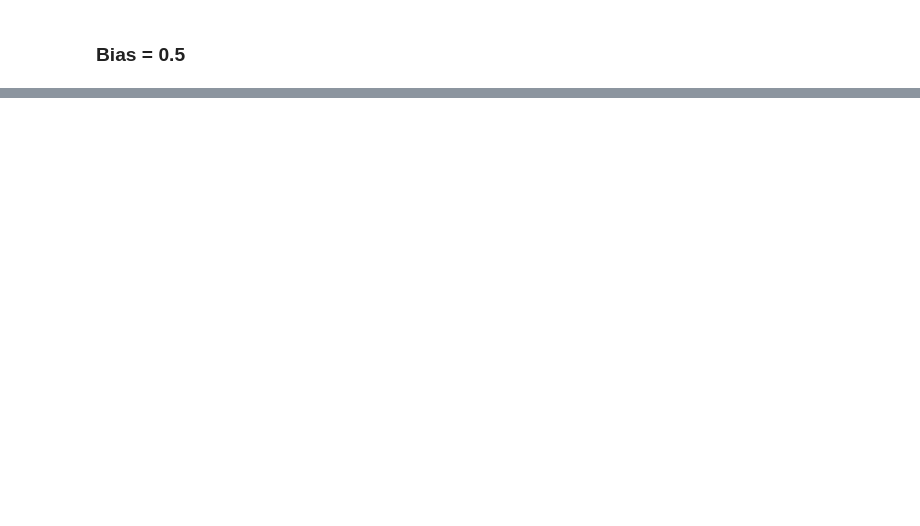
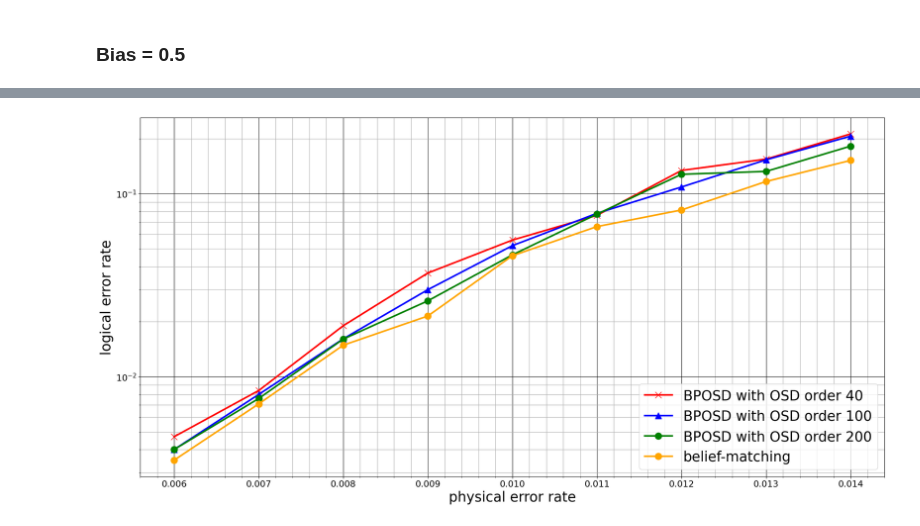
Before and after one commit to peter-janderks/floquet_colour_codes_numerics, a Jupyter notebook: phenomenological_noise_experiments/bp_experiment.ipynb, the cells around one changed output, grey strips where cells are left out. Drawn from its saved outputs; the diff is of its cells as text; code cells hidden in the pictures; blank space fills up the shorter version.

```diff
--- a/phenomenological_noise_experiments/bp_experiment.ipynb
+++ b/phenomenological_noise_experiments/bp_experiment.ipynb
@@ -33,7 +32,8 @@ d4_data_samples = read_data('bp_iters.csv')
 # %%
 samples_fcc = sinter.stats_from_csv_files('resume_20_9_bp/data_FloquetColourCode.csv')
-samples_fcc_bposd = sinter.stats_from_csv_files('resume_21_9_bposd/data_FloquetColourCode.csv')
-samples_hcc_bposd = sinter.stats_from_csv_files('resume_21_9_bposd/data_HoneycombCode.csv')
+samples_fcc_bposd_order200 = sinter.stats_from_csv_files('resume_25_9_bposd_order200/data_FloquetColourCode.csv')
+samples_fcc_bposd_order100 = sinter.stats_from_csv_files('resume_25_9_bposd_order100/data_FloquetColourCode.csv')
+samples_fcc_bposd_order40 = sinter.stats_from_csv_files('resume_25_9_bposd/data_FloquetColourCode.csv')
 samples_hcc = sinter.stats_from_csv_files('resume_20_9_bp/data_HoneycombCode.csv')
 # %% [markdown]
 ### Bias = 0.5
@@ -91,3 +102,62 @@ print(samples_hcc_bposd)
+# %%
+fig, ax = plt.subplots(1,1, tight_layout=True, figsize=(20,10))
+
+
+sinter.plot_error_rate(
+        ax=ax,
+        stats=samples_fcc_bposd_order40,
+        group_func=lambda stat: f"d={stat.json_metadata['bp_iters']}",
+        filter_func=lambda stat: stat.json_metadata['distance'] == 8 and stat.json_metadata['bias'] == 0.5 and stat.json_metadata['bp_iters'] == 20,
+        x_func=lambda stat: stat.json_metadata['p'],
+        plot_args_func = lambda index,curve_id: {'color':'red', 'linewidth':3, 'marker' : 'x', 'label':f"BPOSD with OSD order 40", 'markersize':12},
+        highlight_max_likelihood_factor=1,)
+
+sinter.plot_error_rate(
+        ax=ax,
+        stats=samples_fcc_bposd_order100,
+        group_func=lambda stat: f"d={stat.json_metadata['distance']}",
+        filter_func=lambda stat: stat.json_metadata['bias'] == 0.5,
+        x_func=lambda stat: stat.json_metadata['p'],
+        plot_args_func = lambda index,curve_id: {'color': 'blue', 'linewidth':3, 'marker' : '^', 'label':f"BPOSD with OSD order 100", 'markersize':12},
+        highlight_max_likelihood_factor=1,)
+
+sinter.plot_error_rate(
+        ax=ax,
+        stats=samples_fcc_bposd_order200,
+        group_func=lambda stat: f"d={stat.json_metadata['bp_iters']}",
+        filter_func=lambda stat: stat.json_metadata['distance'] == 8 and stat.json_metadata['bias'] == 0.5 and stat.json_metadata['bp_iters'] == 20,
+        x_func=lambda stat: stat.json_metadata['p'],
+        plot_args_func = lambda index,curve_id: {'color': 'green', 'linewidth':3, 'marker' : 'o','markersize':12, 'label':f"BPOSD with OSD order 200"},
+        highlight_max_likelihood_factor=1,)
+
+sinter.plot_error_rate(
+        ax=ax,
+        stats=samples_fcc,
+        group_func=lambda stat: f"d={stat.json_metadata['bp_iters']}",
+        filter_func=lambda stat: stat.json_metadata['distance'] == 8 and stat.json_metadata['bias'] == 0.5 and stat.json_metadata['bp_iters'] == 20,
+        x_func=lambda stat: stat.json_metadata['p'],
+        plot_args_func = lambda index,curve_id: {'color': 'orange', 'linewidth':3, 'marker' : 'o','markersize':12, 'label':f"belief-matching"},
+        highlight_max_likelihood_factor=1,)
+
+
+
+
+ax.set_yscale('log')
+ax.legend( prop={'size':25}, loc='lower right')
+
+
+
+# add title and labels
+#ax.set_title("Error rate for d=8", fontsize=30)
+ax.set_xlabel("physical error rate", fontsize=25)
+ax.set_ylabel("logical error rate", fontsize=25)
+ax.grid(which='minor', color='#AAAAAA')
+ax.grid(which='major', color='black')
+ax.minorticks_on()
+ax.tick_params(axis='both', which='major', labelsize=16)
+plt.savefig('belief_matching_vs_bposd.svg', facecolor='white', transparent=False, dpi=300)
+# %% [output]
+[figure, added]
 # %%
 #create matplotlib ax
 # add color map
```
Also changed, not shown: parts of 24 cells of this notebook, 7 other files.
